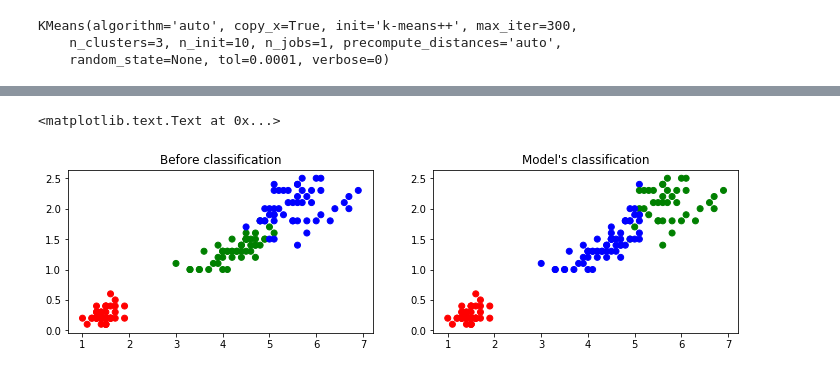
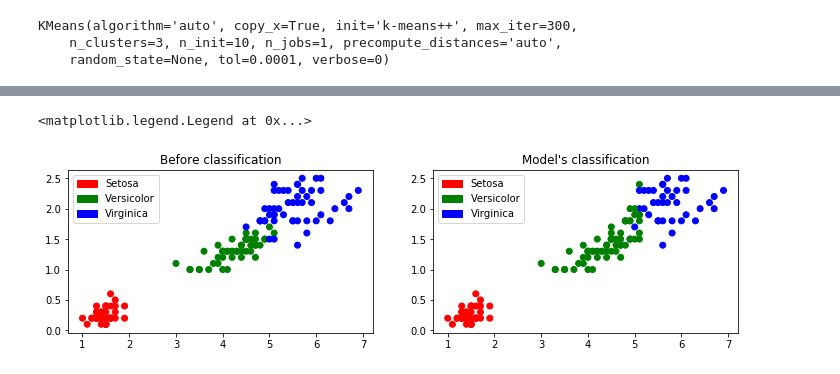
Before and after one commit to bhattbhavesh91/k_means_iris_dataset, a Jupyter notebook: K_means_with_Iris_Data.ipynb, the cells around one changed output, grey strips where cells are left out. Drawn from its saved outputs; the diff is of its cells as text; code cells hidden in the pictures.

```diff
--- a/K_means_with_Iris_Data.ipynb
+++ b/K_means_with_Iris_Data.ipynb
@@ -105,17 +105,19 @@ print iris_k_mean_model.cluster_centers_
 # %%
 plt.figure(figsize=(12,3))
 
 colors = np.array(['red', 'green', 'blue'])
 
 predictedY = np.choose(iris_k_mean_model.labels_, [1, 0, 2]).astype(np.int64)
 
 plt.subplot(1, 2, 1)
 plt.scatter(x['Petal Length'], x['Petal Width'], c=colors[y['Target']])
 plt.title('Before classification')
+plt.legend(handles=[red_patch, green_patch, blue_patch])
 
 plt.subplot(1, 2, 2)
 plt.scatter(x['Petal Length'], x['Petal Width'], c=colors[predictedY])
 plt.title("Model's classification")
+plt.legend(handles=[red_patch, green_patch, blue_patch])
 # %% [output]
-<matplotlib.text.Text at 0x...>
+<matplotlib.legend.Legend at 0x...>
-[figure, old version]
+[figure, new version]
```
Also changed, not shown: parts of 2 cells of this notebook.
